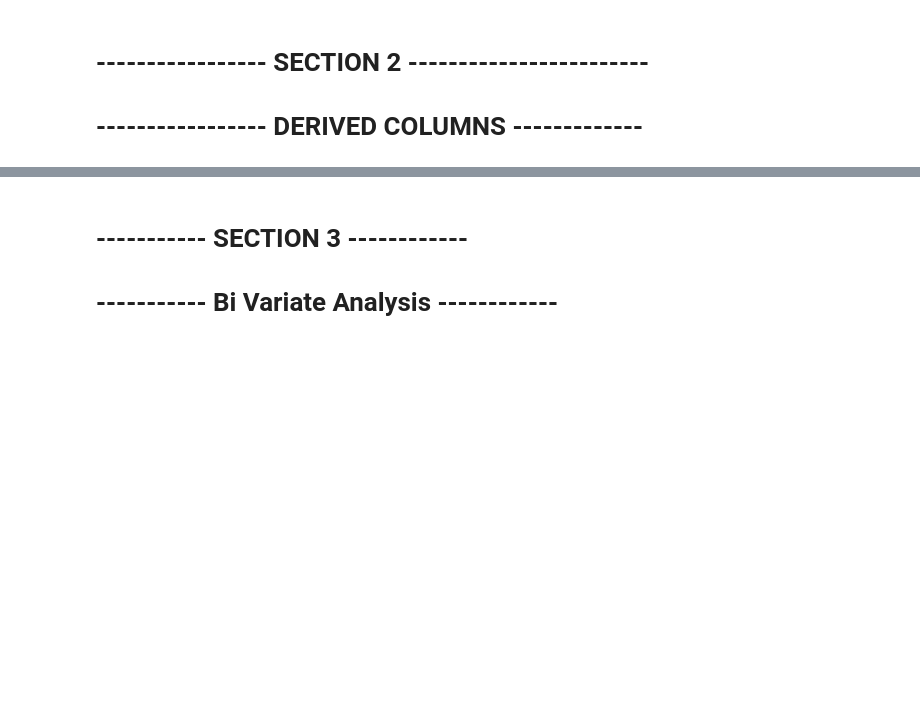
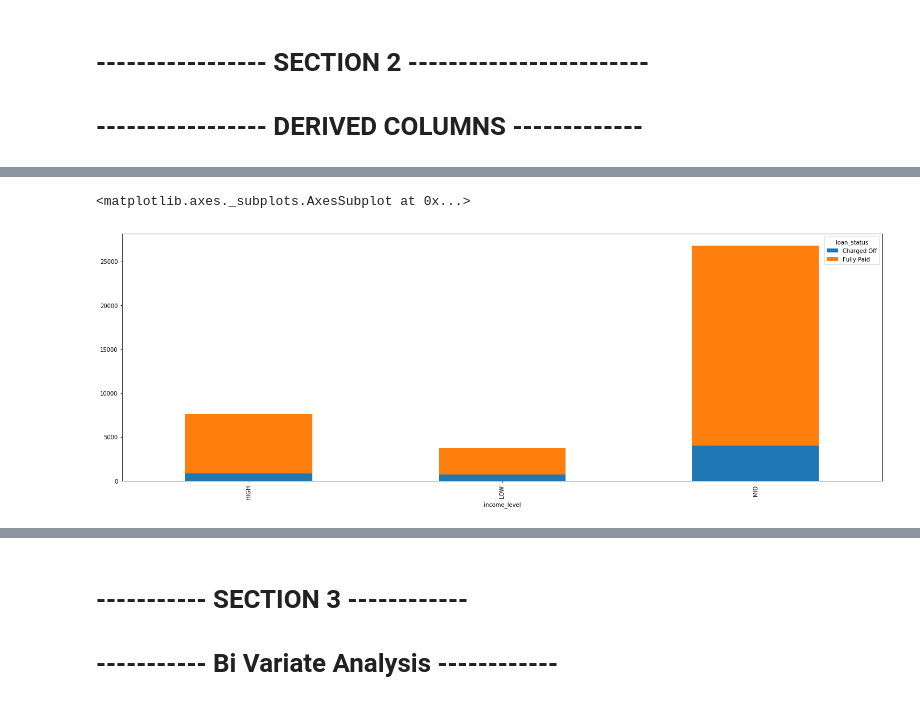
Before and after one commit to amirivija/EDA, a Jupyter notebook: group_assignment.ipynb, the cells around one changed output, grey strips where cells are left out. Saved outputs shown, nothing was run; the diff lists cells and outputs as text; code cells hidden in the pictures; blank space fills up the shorter version.

```diff
--- a/group_assignment.ipynb
+++ b/group_assignment.ipynb
@@ -871,0 +949,6 @@ def get_income_segment(income):
+# %%
+# Segmented Univariate Analysis. todo create barcharts so that all bars are of same height
+pd.pivot_table(lending_club, values = 'policy_code', index = ['income_level'], columns = ['loan_status'], aggfunc = np.sum).plot(kind='bar', stacked=True, figsize=(24, 8))
+# %% [output]
+<matplotlib.axes._subplots.AxesSubplot at 0x...>
+[figure, added]
```
Also changed, not shown: parts of 28 cells of this notebook.
